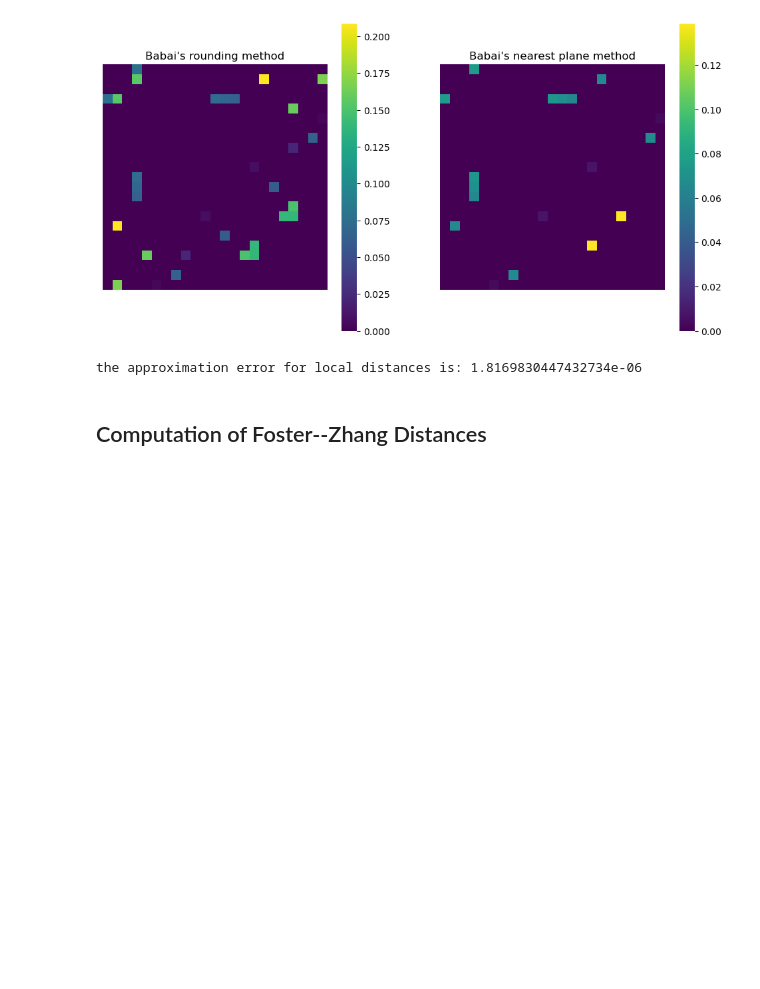
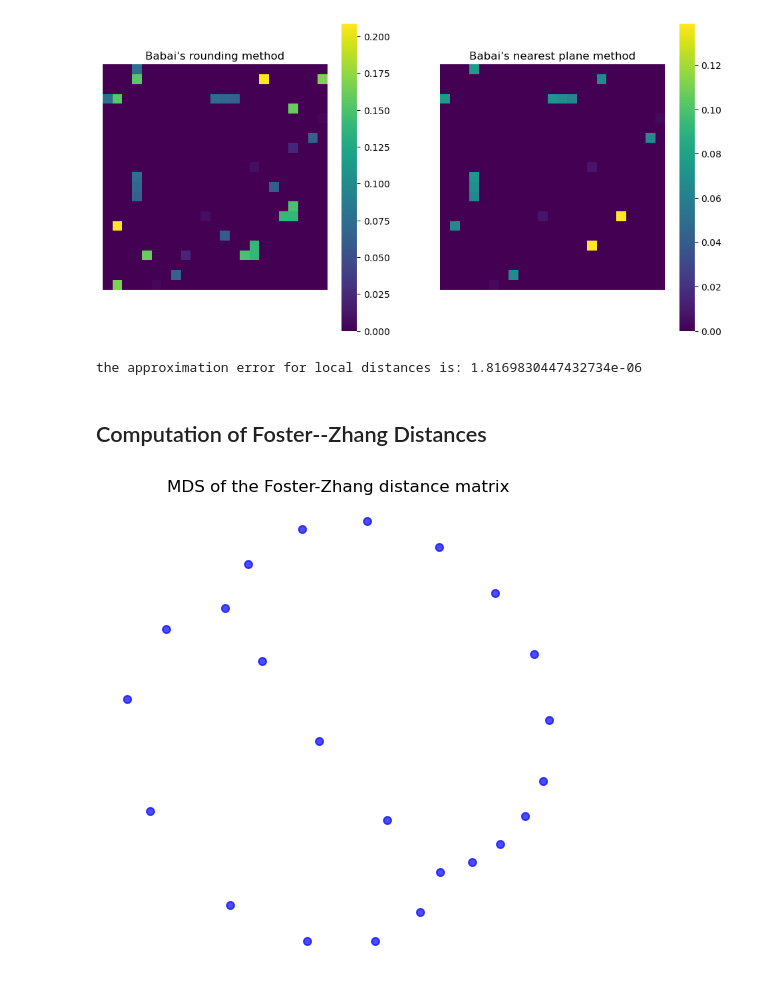
Before and after one commit to YueqiCao/Tropical-Abel-Jacobi, a Jupyter notebook: notebooks/tropical distances.ipynb, the cells around one changed output. Saved outputs shown, nothing was run; the diff lists cells and outputs as text; code cells hidden in the pictures; blank space fills up the shorter version.

```diff
--- a/notebooks/tropical distances.ipynb
+++ b/notebooks/tropical distances.ipynb
@@ -179,3 +178,20 @@ the approximation error for local distances is: 1.8169830447432734e-06
 ## Computation of Foster--Zhang Distances
 # %%
 # computation using pyomo and cbc solver
+# details to explain
+
+# compute the cycle--edge incidence matrix
+C = MG.cycle_edge(MST)
+dist_FS = FS_distance(C, V, Q)
+
+# visualize the distance matrix using MDS
+embedding = MDS(n_components=2, dissimilarity='precomputed')
+X = embedding.fit_transform(dist_FS)
+fig, ax = plt.subplots(figsize=(6,6))
+ax.scatter(X[:,0], X[:,1], color='blue', s=30, alpha=0.7)
+ax.set_aspect('equal')
+ax.axis('off')
+ax.set_title("MDS of the Foster-Zhang distance matrix")
+plt.show()
+# %% [output]
+[figure, added]
```
Also changed, not shown: parts of 2 cells of this notebook, 9 other files.
